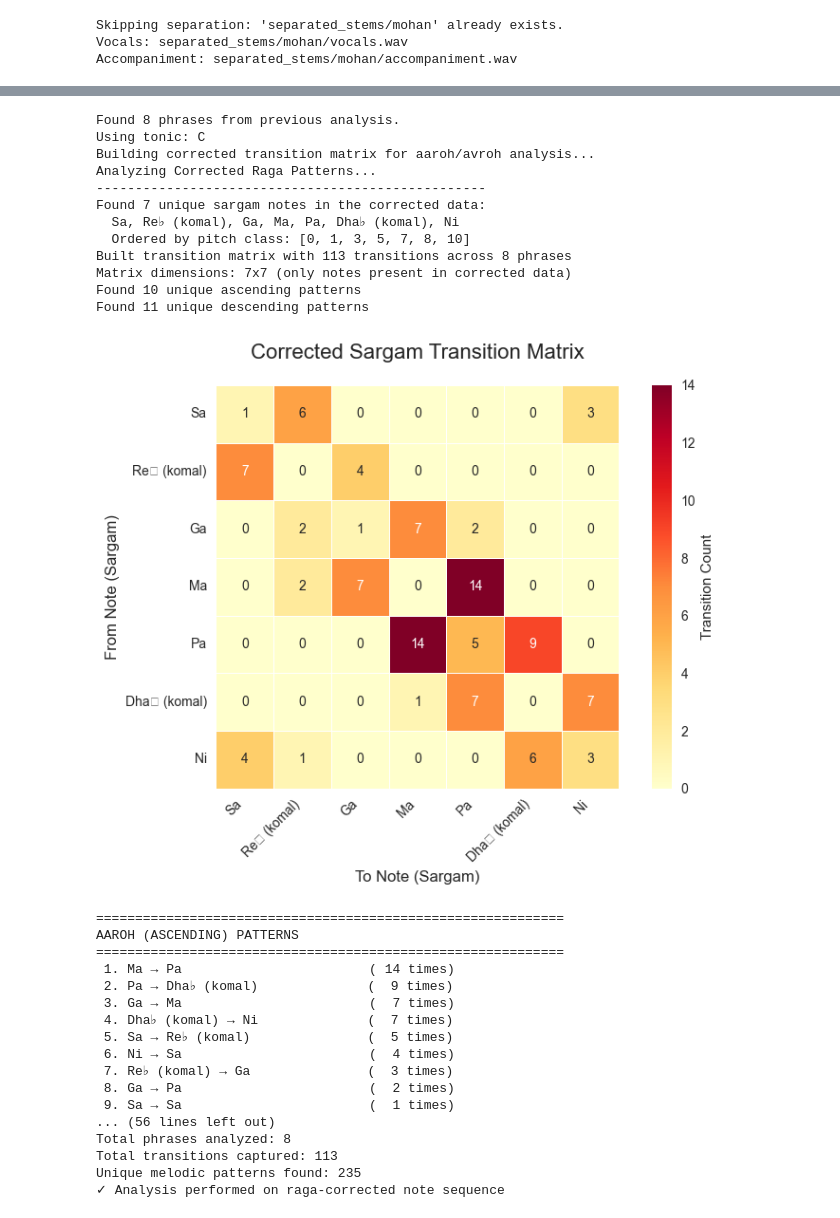
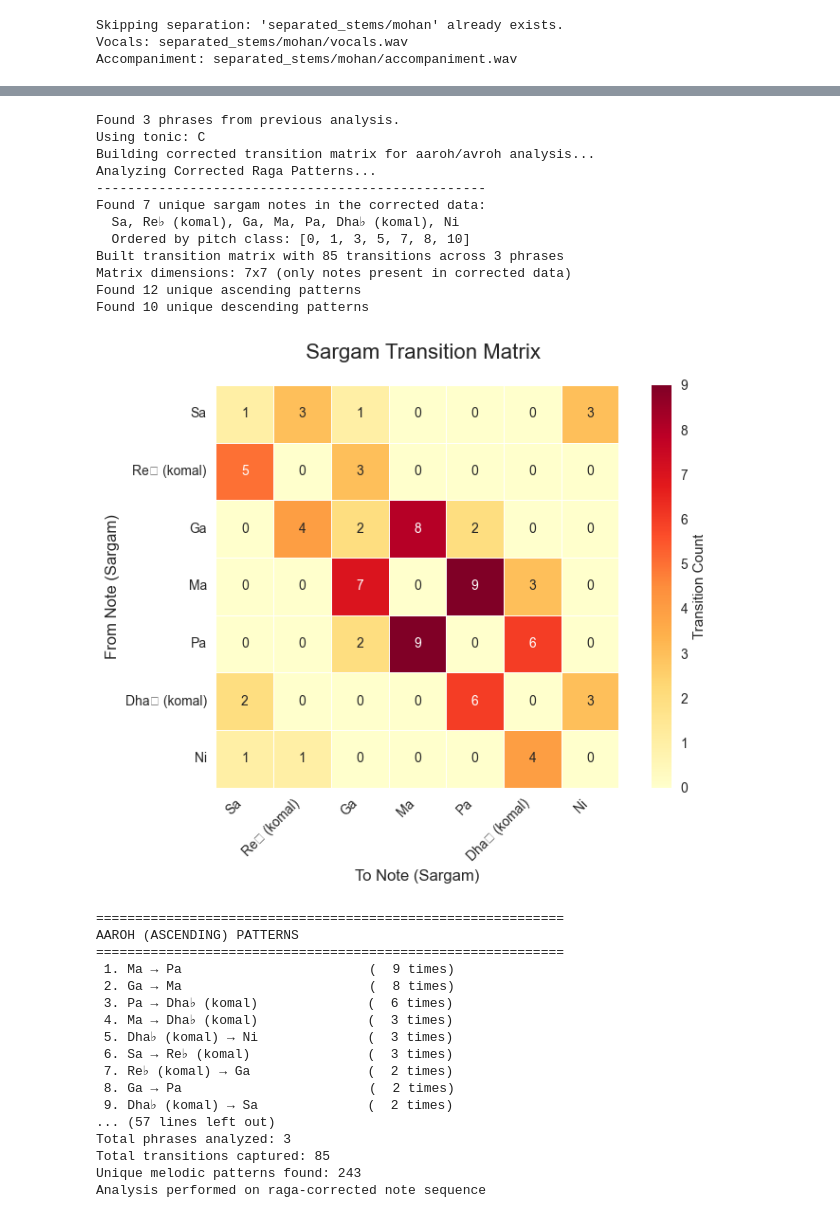
Before and after one commit to saumyamishra654/raga-detection, a Jupyter notebook: note_sequence_playground.ipynb, the cells around one changed output, grey strips where cells are left out. Drawn from its saved outputs; the diff is of its cells as text; code cells hidden in the pictures.

```diff
--- a/note_sequence_playground.ipynb
+++ b/note_sequence_playground.ipynb
@@ -884,7 +1616,7 @@ def cluster_notes_into_phrases(notes,
                                method='auto',
                                fixed_threshold=None,
                                iqr_factor=1.5,
-                               min_phrase_duration=0.25,
+                               min_phrase_duration=0.1,
                                min_notes_in_phrase=1,
                                merge_gap_threshold=0.1,
                                label_key='sargam',
@@ -1107,7 +1839,7 @@ except NameError:
 phrases, breaks, thr = cluster_notes_into_phrases(
     notes_to_use,
     method='auto',
-    min_auto_threshold=0.5,
+    fixed_threshold=3,
     plot_timeline=True,
     label_key='sargam'
 )
@@ -1160,7 +1898,7 @@ import numpy as np
 import pandas as pd
 import matplotlib.pyplot as plt
 import seaborn as sns
-from collections import defaultdict, Counter
+from collections import defaultdict
 
 def extract_corrected_sargam_info(note, tonic):
     """Extract sargam information from corrected notes, using their sargam labels directly."""
@@ -1463,7 +2201,7 @@ def analyze_raga_patterns_corrected(phrases, tonic='D', top_patterns=15):
     matrix, df, aaroh, avroh, details, unique_sargams = build_transition_matrix_corrected(phrases, tonic)
 
     # Plot transition matrix
-    plot_transition_heatmap_v2(df, "Corrected Sargam Transition Matrix")
+    plot_transition_heatmap_v2(df, "  Sargam Transition Matrix")
 
     # Analyze patterns
     analyze_aaroh_avroh(aaroh, avroh, top_n=top_patterns)
@@ -1515,55 +2253,54 @@ else:
     total_activity = outgoing + incoming
 
     print("Most active notes (total transitions):")
     for i, (note, activity) in enumerate(total_activity.sort_values(ascending=False).head(10).items(), 1):
         out_count = outgoing[note]
         in_count = incoming[note]
         print(f"{i:2d}. {note:<20} Total: {activity:3d} (Out: {out_count:3d}, In: {in_count:3d})")
 
     # Summary
     print(f"\nSummary:")
     print(f"Transition matrix shape: {matrix.shape}")
     print(f"Unique sargam notes used: {len(unique_sargams)}")
     print(f"Total phrases analyzed: {len(phrases)}")
     print(f"Total transitions captured: {len(transition_details)}")
     print(f"Unique melodic patterns found: {len(common_patterns)}")
 
-    # Check data source
     try:
         if 'corrected_sargam_seq' in locals():
-            print(f"✓ Analysis performed on raga-corrected note sequence")
+            print(f"Analysis performed on raga-corrected note sequence")
         else:
-            print(f"⚠ Analysis performed on original note sequence")
+            print(f"Analysis performed on original note sequence")
     except:
         pass
 # %% [output]
-Found 8 phrases from previous analysis.
+Found 3 phrases from previous analysis.
 Using tonic: C
 Building corrected transition matrix for aaroh/avroh analysis...
 Analyzing Corrected Raga Patterns...
 --------------------------------------------------
 Found 7 unique sargam notes in the corrected data:
   Sa, Re♭ (komal), Ga, Ma, Pa, Dha♭ (komal), Ni
   Ordered by pitch class: [0, 1, 3, 5, 7, 8, 10]
-Built transition matrix with 113 transitions across 8 phrases
+Built transition matrix with 85 transitions across 3 phrases
 Matrix dimensions: 7x7 (only notes present in corrected data)
-Found 10 unique ascending patterns
-Found 11 unique descending patterns
+Found 12 unique ascending patterns
+Found 10 unique descending patterns
-[figure, old version]
+[figure, new version]
 ============================================================
 AAROH (ASCENDING) PATTERNS
 ============================================================
- 1. Ma → Pa                        ( 14 times)
- 2. Pa → Dha♭ (komal)              (  9 times)
- 3. Ga → Ma                        (  7 times)
- 4. Dha♭ (komal) → Ni              (  7 times)
- 5. Sa → Re♭ (komal)               (  5 times)
- 6. Ni → Sa                        (  4 times)
- 7. Re♭ (komal) → Ga               (  3 times)
+ 1. Ma → Pa                        (  9 times)
+ 2. Ga → Ma                        (  8 times)
+ 3. Pa → Dha♭ (komal)              (  6 times)
+ 4. Ma → Dha♭ (komal)              (  3 times)
+ 5. Dha♭ (komal) → Ni              (  3 times)
+ 6. Sa → Re♭ (komal)               (  3 times)
+ 7. Re♭ (komal) → Ga               (  2 times)
  8. Ga → Pa                        (  2 times)
- 9. Sa → Sa                        (  1 times)
-... (56 lines left out)
-Total phrases analyzed: 8
-Total transitions captured: 113
-Unique melodic patterns found: 235
-✓ Analysis performed on raga-corrected note sequence
+ 9. Dha♭ (komal) → Sa              (  2 times)
+... (57 lines left out)
+Total phrases analyzed: 3
+Total transitions captured: 85
+Unique melodic patterns found: 243
+Analysis performed on raga-corrected note sequence
```
Also changed, not shown: parts of 33 cells of this notebook, 1 other file.
